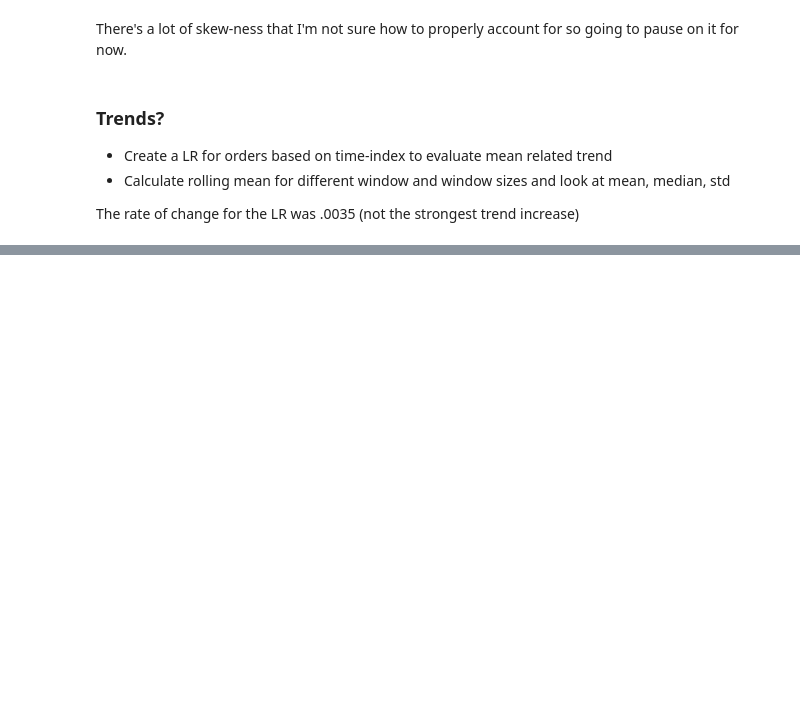
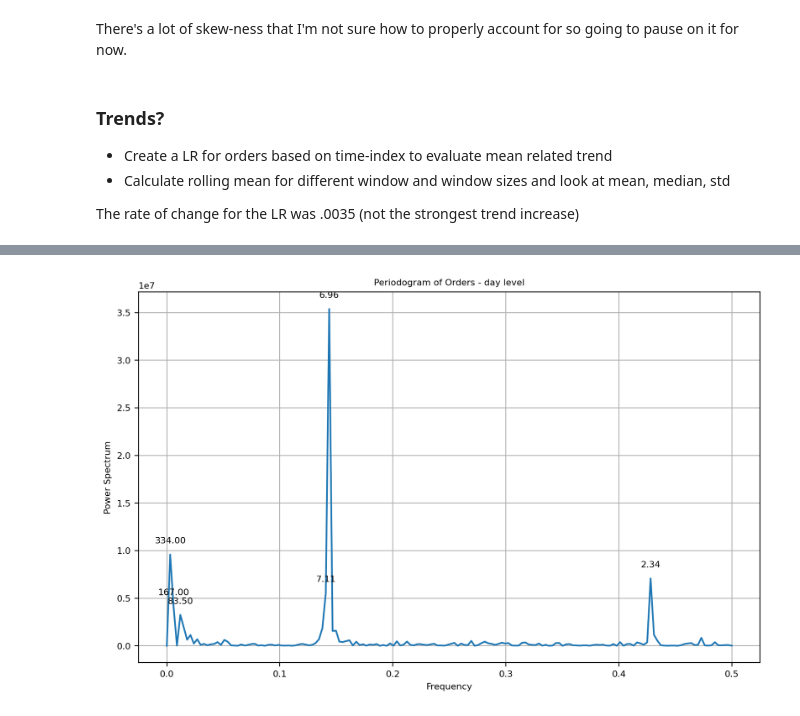
Before and after one commit to claricemottet/IDD_glovo_time_series, a Jupyter notebook: EDA_glovo_orders.ipynb, the cells around one changed output, grey strips where cells are left out. Saved outputs shown, nothing was run; the diff lists cells and outputs as text; code cells hidden in the pictures; blank space fills up the shorter version.

```diff
--- a/EDA_glovo_orders.ipynb
+++ b/EDA_glovo_orders.ipynb
@@ -816,0 +488,33 @@ plt.show()
+# %%
+#periodogram: day within year
+
+df_period = df_orders[['date','orders']].copy()
+df_period['orders'] = df_period.groupby(by = ['date'])['orders'].transform('sum')
+df_period = df_period[['date','orders']].drop_duplicates()
+
+# Set 'time' column as index
+df_period.set_index('date', inplace=True)
+
+# Resample data to get hourly counts
+hourly_orders = df_period.resample('D').sum()
+
+# Compute periodogram
+frequencies, power_spectrum = periodogram(hourly_orders['orders'])
+
+# Plotting
+plt.figure(figsize=(10, 6))
+plt.plot(frequencies, power_spectrum)
+plt.title('Periodogram of Orders - day level')
+plt.xlabel('Frequency')
+plt.ylabel('Power Spectrum')
+plt.grid(True)
+
+# Annotate points where power spectrum > 0.2
+for freq, power in zip(frequencies, power_spectrum):
+    if power > 0.25*(1e7):
+        freq_ = 1/freq
+        plt.annotate(f'{freq_:.2f}', (freq, power), textcoords="offset points", xytext=(0,10), ha='center')
+
+plt.show()
+# %% [output]
+[figure, added]
```
Also changed, not shown: parts of 48 cells of this notebook.
